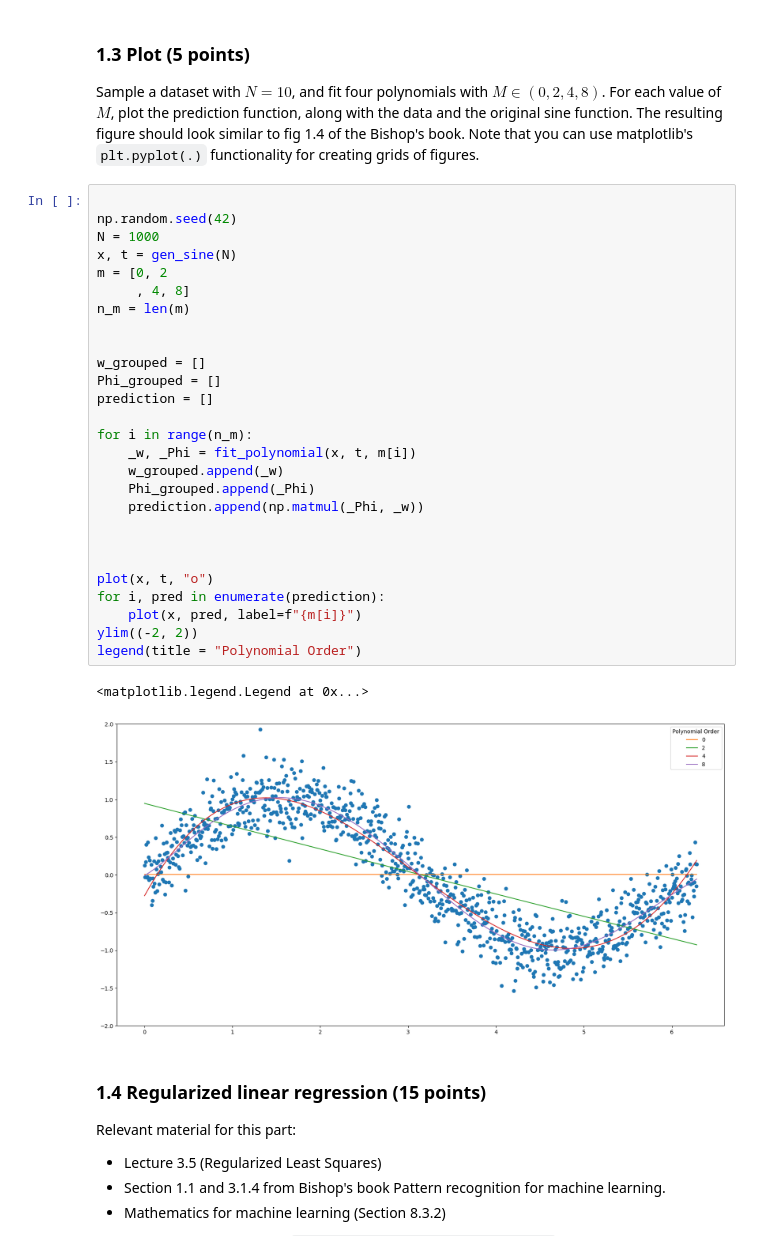
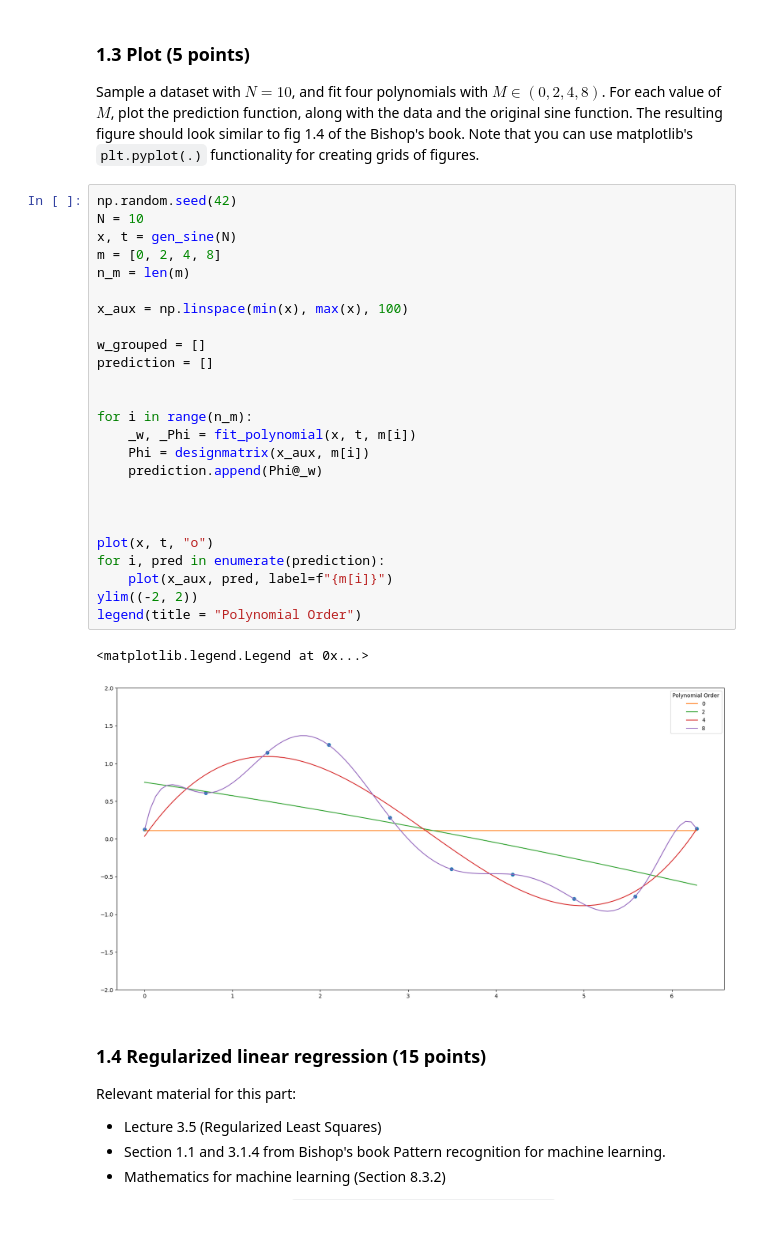
Before and after one commit to OlineRanum/Machine-Learning-1, a Jupyter notebook: Lab1/14244950_13239821_lab1.ipynb, the cells around one changed output. Drawn from its saved outputs; the diff is of its cells as text.

```diff
--- a/Lab1/14244950_13239821_lab1.ipynb
+++ b/Lab1/14244950_13239821_lab1.ipynb
@@ -188,35 +177,33 @@ assert Phi.shape == (N, m+1), "The shape of Phi is incorrect"
 Sample a dataset with $N=10$, and fit four polynomials with $M \in (0, 2, 4, 8)$.
 For each value of $M$, plot the prediction function, along with the data and the original sine function. The resulting figure should look similar to fig 1.4 of the Bishop's book. Note that you can use matplotlib's `plt.pyplot(.)` functionality for creating grids of figures.
 # %%
-
 np.random.seed(42)
-N = 1000
+N = 10
 x, t = gen_sine(N)
-m = [0, 2
-     , 4, 8]
+m = [0, 2, 4, 8]
 n_m = len(m)
 
+x_aux = np.linspace(min(x), max(x), 100)
 
 w_grouped = []
-Phi_grouped = []
 prediction = []
+
 
 for i in range(n_m):
     _w, _Phi = fit_polynomial(x, t, m[i])
-    w_grouped.append(_w)
-    Phi_grouped.append(_Phi)
-    prediction.append(np.matmul(_Phi, _w))
+    Phi = designmatrix(x_aux, m[i])
+    prediction.append(Phi@_w)
 
 
 
 plot(x, t, "o")
 for i, pred in enumerate(prediction):
-    plot(x, pred, label=f"{m[i]}")
+    plot(x_aux, pred, label=f"{m[i]}")
 ylim((-2, 2))
 legend(title = "Polynomial Order")
 # %% [output]
 <matplotlib.legend.Legend at 0x...>
-[figure, old version]
+[figure, new version]
 # %% [markdown]
 ### 1.4 Regularized linear regression (15 points)
 
```
Also changed, not shown: parts of 12 cells of this notebook, 1 other file.
